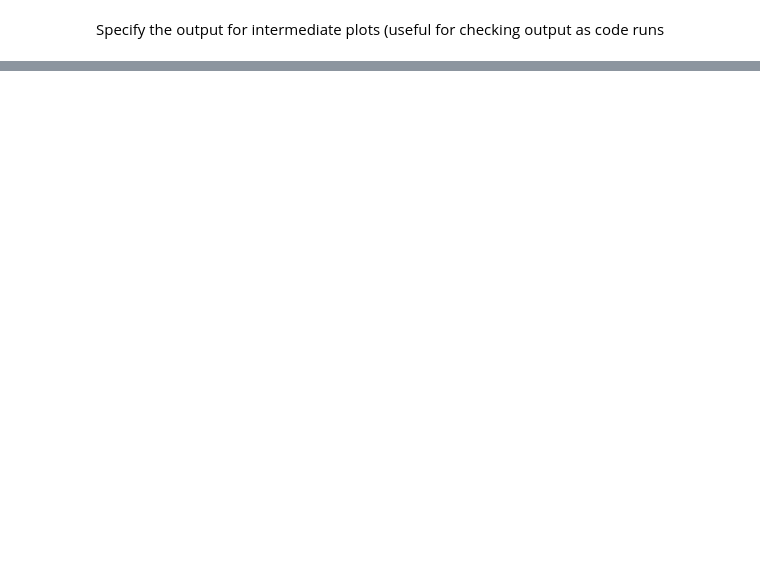
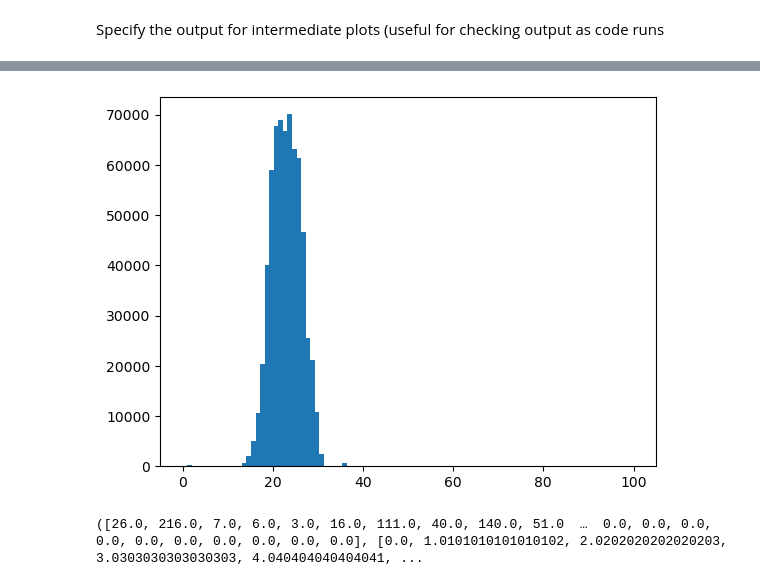
Before and after one commit to CARSv2/cars-v2, a Jupyter notebook: notebooks/DIVAnd_advection_example.ipynb, the cells around one changed output, grey strips where cells are left out. Drawn from its saved outputs; the diff is of its cells as text; code cells hidden in the pictures; blank space fills up the shorter version.

```diff
--- a/notebooks/DIVAnd_advection_example.ipynb
+++ b/notebooks/DIVAnd_advection_example.ipynb
@@ -690,4 +739,5 @@ end
 # %%
-using Plots
-
-histogram(temperature,bins=range(0, 100, length=100))
+PyPlot.hist(temperature,bins=range(0, 100, length=100))
+# %% [output]
+[figure, added]
+([26.0, 216.0, 7.0, 6.0, 3.0, 16.0, 111.0, 40.0, 140.0, 51.0  …  0.0, 0.0, 0.0, 0.0, 0.0, 0.0, 0.0, 0.0, 0.0, 0.0], [0.0, 1.0101010101010102, 2.0202020202020203, 3.0303030303030303, 4.040404040404041, ...
```
Also changed, not shown: parts of 16 cells of this notebook.
